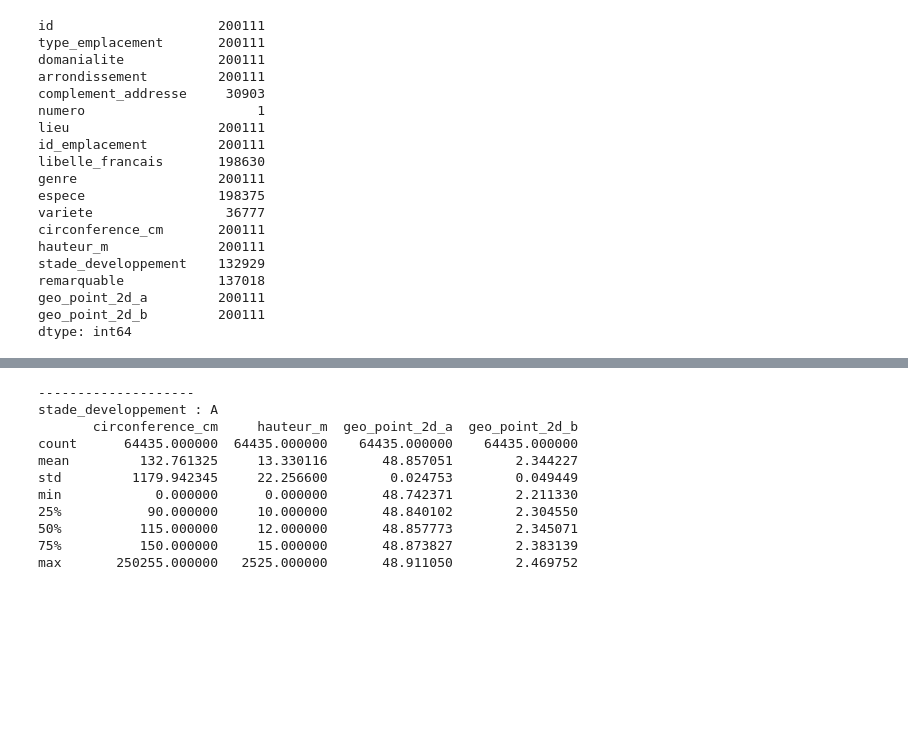
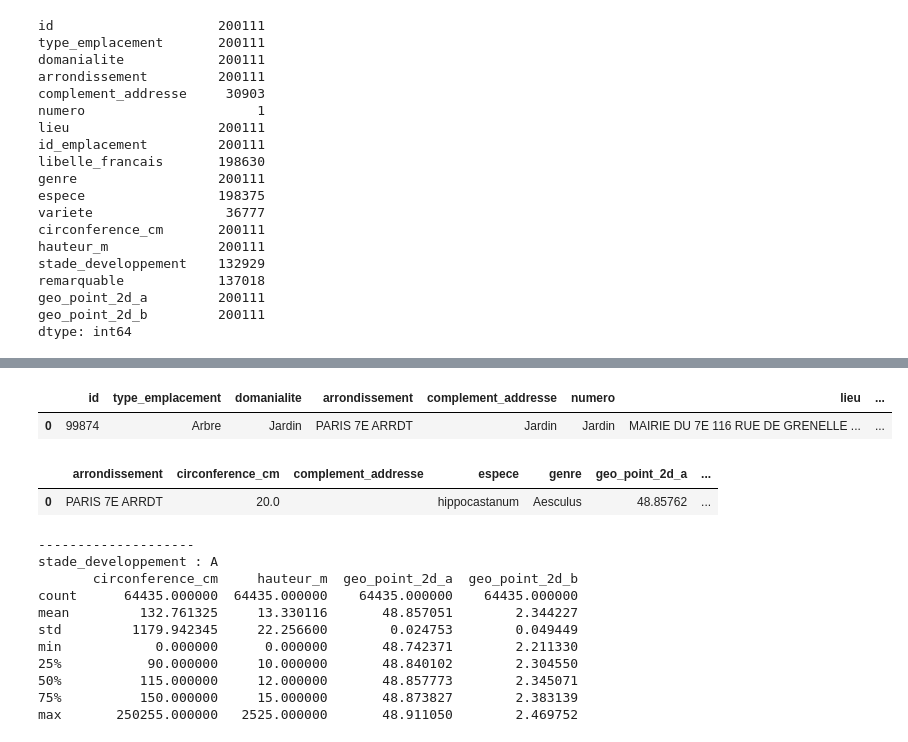
Before and after one commit to dicesare/Decrivez_et_nettoyez_votre_jeu_de_donnees, a Jupyter notebook: P2_01_notebook.ipynb, the cells around one changed output, grey strips where cells are left out. Saved outputs shown, nothing was run; the diff lists cells and outputs as text; code cells hidden in the pictures; blank space fills up the shorter version.

```diff
--- a/P2_01_notebook.ipynb
+++ b/P2_01_notebook.ipynb
@@ -365,3 +366,14 @@ Name: geo_point_2d_b, dtype: float64
+# %%
+arbres_clean[arbres_clean.stade_developpement=='Jardin']
+# %% [output]
+|  | id | type_emplacement | domanialite | arrondissement | complement_addresse | numero | lieu | ... |
+| 0 | 99874 | Arbre | Jardin | PARIS 7E ARRDT | Jardin | Jardin | MAIRIE DU 7E 116 RUE DE GRENELLE ... | ... |
+# %%
+arbre_temp = arbres_clean[arbres_clean.columns.difference(["domanialite"])].replace("Jardin", "").where(arbres_clean.stade_developpement=='Jardin')
+arbre_temp.dropna()
+# %% [output]
+|  | arrondissement | circonference_cm | complement_addresse | espece | genre | geo_point_2d_a | ... |
+| 0 | PARIS 7E ARRDT | 20.0 |  | hippocastanum | Aesculus | 48.85762 | ... |
 # %%
 
 arbres_quantitative = arbres_clean.drop([
```
Also changed, not shown: parts of 6 cells of this notebook.
